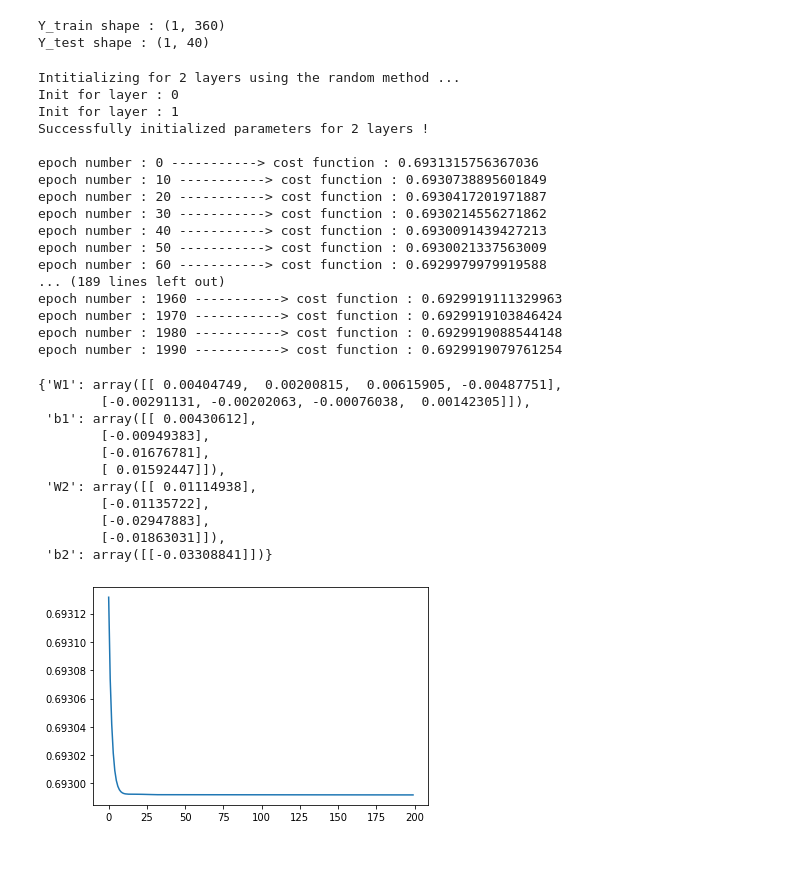
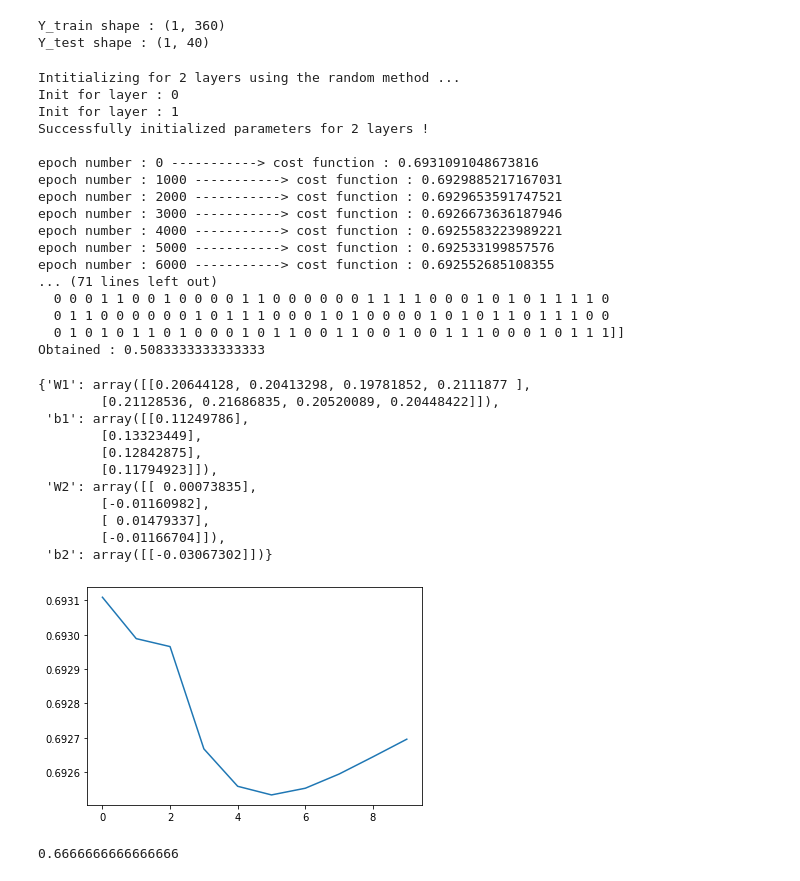
Before and after one commit to valentin-fngr/Neural-Network-Practices, a Jupyter notebook: single_hidden_layer/single_hidden_layer.ipynb, the cells around one changed output. Drawn from its saved outputs; the diff is of its cells as text; code cells hidden in the pictures.

Commit message:
Obtained very bad training accuracy

```diff
--- a/single_hidden_layer/single_hidden_layer.ipynb
+++ b/single_hidden_layer/single_hidden_layer.ipynb
@@ -278,6 +278,22 @@ def update_parameters(parameters, grads, learning_rate):
     parameters["b2"] = b2
 
     return parameters
+# %%
+# predict
+
+def predict(Y_true, A):
+
+    assert Y_true.shape == A.shape
+
+    predictions = np.zeros((1, A.shape[1]))
+    print(A)
+    print(Y_true)
+    predictions[A > 0.5] = 1
+    predictions[A <= 0.5] = 0
+
+    print(f"Obtained : {(Y_true == predictions).mean() * 100} % ")
+
+    return predictions
 # %%
 # entire model
 
@@ -290,7 +306,7 @@ def neural_network(X_train, Y_train, nb_neurones, dims, learning_rate=0.01, epoc
 
         # forward pass
         cost, cache = forward_pass(X_train, parameters, Y_train)
-        if i % 10 == 0:
+        if i % 1000 == 0:
             cost_history.append(cost)
             print(f"epoch number : {i} -----------> cost function : {cost}")
 
@@ -299,41 +315,51 @@ def neural_network(X_train, Y_train, nb_neurones, dims, learning_rate=0.01, epoc
         # update
         parameters = update_parameters(parameters, grads, learning_rate)
 
-    plt.plot(range(epochs//10), cost_history)
+    # predicting
+    print("Training accuracy")
+    predict(Y_train, cache["A2"])
+
+
+    plt.plot(range(epochs//1000), cost_history)
 
     return parameters
 # %%
-neural_network(X_train, Y_train, [4, 1], [X_train.shape[0], 4], 0.1, 2000)
+neural_network(X_train, Y_train, [4, 1], [X_train.shape[0], 4], 0.01, 10000)
 # %% [output]
 Intitializing for 2 layers using the random method ...
 Init for layer : 0
 Init for layer : 1
 Successfully initialized parameters for 2 layers !
 
-epoch number : 0 -----------> cost function : 0.6931315756367036
-epoch number : 10 -----------> cost function : 0.6930738895601849
-epoch number : 20 -----------> cost function : 0.6930417201971887
-epoch number : 30 -----------> cost function : 0.6930214556271862
-epoch number : 40 -----------> cost function : 0.6930091439427213
-epoch number : 50 -----------> cost function : 0.6930021337563009
-epoch number : 60 -----------> cost function : 0.6929979979919588
-... (189 lines left out)
-epoch number : 1960 -----------> cost function : 0.6929919111329963
-epoch number : 1970 -----------> cost function : 0.6929919103846424
-epoch number : 1980 -----------> cost function : 0.6929919088544148
-epoch number : 1990 -----------> cost function : 0.6929919079761254
+epoch number : 0 -----------> cost function : 0.6931091048673816
+epoch number : 1000 -----------> cost function : 0.6929885217167031
+epoch number : 2000 -----------> cost function : 0.6929653591747521
+epoch number : 3000 -----------> cost function : 0.6926673636187946
+epoch number : 4000 -----------> cost function : 0.6925583223989221
+epoch number : 5000 -----------> cost function : 0.692533199857576
+epoch number : 6000 -----------> cost function : 0.692552685108355
+... (71 lines left out)
+  0 0 0 1 1 0 0 1 0 0 0 0 1 1 0 0 0 0 0 0 1 1 1 1 0 0 0 1 0 1 0 1 1 1 1 0
+  0 1 1 0 0 0 0 0 0 1 0 1 1 1 0 0 0 1 0 1 0 0 0 0 1 0 1 0 1 1 0 1 1 1 0 0
+  0 1 0 1 0 1 1 0 1 0 0 0 1 0 1 1 0 0 1 1 0 0 1 0 0 1 1 1 0 0 0 1 0 1 1 1]]
+Obtained : 0.5083333333333333
-{'W1': array([[ 0.00404749,  0.00200815,  0.00615905, -0.00487751],
-        [-0.00291131, -0.00202063, -0.00076038,  0.00142305]]),
- 'b1': array([[ 0.00430612],
-        [-0.00949383],
-        [-0.01676781],
-        [ 0.01592447]]),
- 'W2': array([[ 0.01114938],
-        [-0.01135722],
-        [-0.02947883],
-        [-0.01863031]]),
- 'b2': array([[-0.03308841]])}
+{'W1': array([[0.20644128, 0.20413298, 0.19781852, 0.2111877 ],
+        [0.21128536, 0.21686835, 0.20520089, 0.20448422]]),
+ 'b1': array([[0.11249786],
+        [0.13323449],
+        [0.12842875],
+        [0.11794923]]),
+ 'W2': array([[ 0.00073835],
+        [-0.01160982],
+        [ 0.01479337],
+        [-0.01166704]]),
+ 'b2': array([[-0.03067302]])}
-[figure, old version]
+[figure, new version]
 # %%
 a = np.random.rand(4, 10)
 b = np.random.rand()
+# %%
+a = np.array([1, 1, 0])
+a.mean()
+# %% [output]
+0.6666666666666666
```
